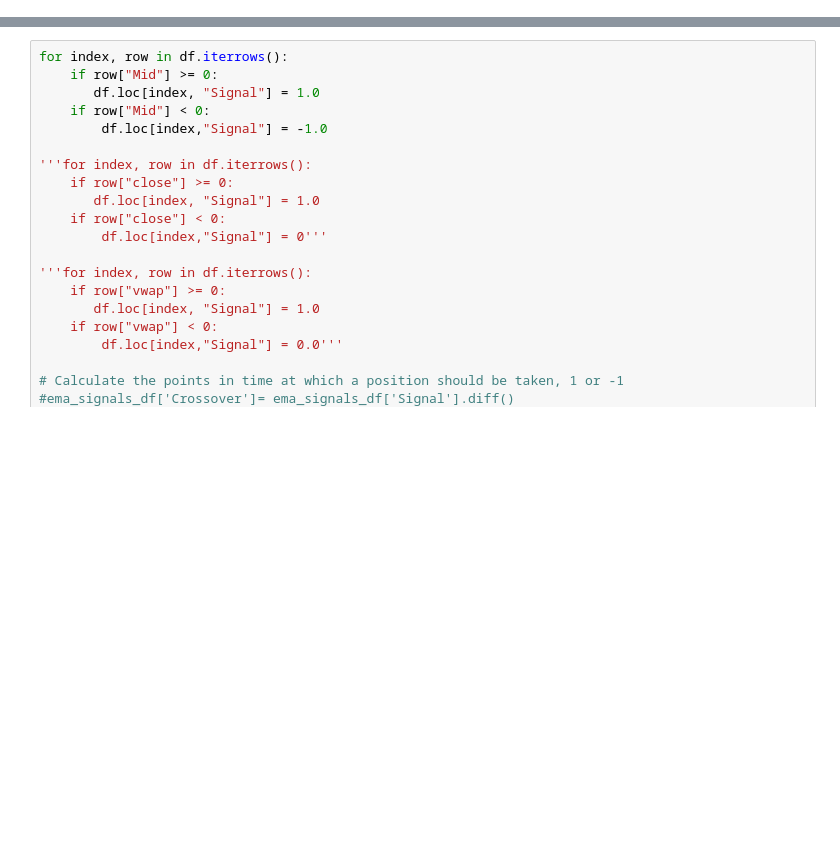
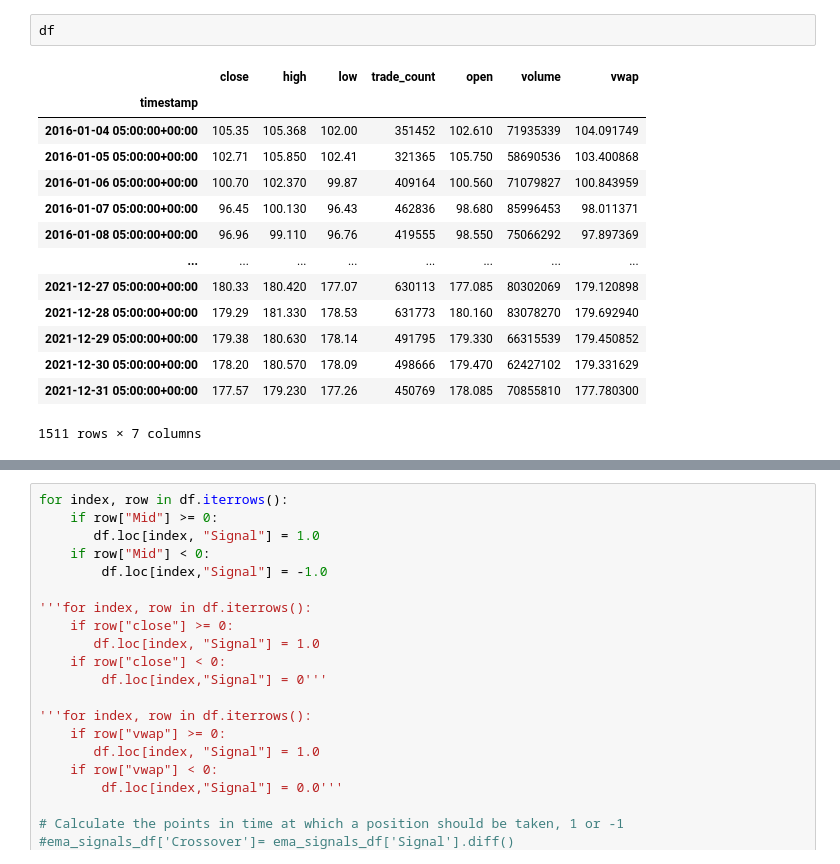
Before and after one commit to niharraju4/Sentimental-Analysis-for-Energy-and-power-Stocks-Predictions, a Jupyter notebook: MidForecast.ipynb, the cells around one changed output, grey strips where cells are left out. Drawn from its saved outputs; the diff is of its cells as text; blank space fills up the shorter version.

```diff
--- a/MidForecast.ipynb
+++ b/MidForecast.ipynb
@@ -52,0 +57,17 @@ df["Signal"] = 0.0
+# %%
+df
+# %% [output]
+|  | close | high | low | trade_count | open | volume | vwap |
+| timestamp |  |  |  |  |  |  |  |
+| 2016-01-04 05:00:00+00:00 | 105.35 | 105.368 | 102.00 | 351452 | 102.610 | 71935339 | 104.091749 |
+| 2016-01-05 05:00:00+00:00 | 102.71 | 105.850 | 102.41 | 321365 | 105.750 | 58690536 | 103.400868 |
+| 2016-01-06 05:00:00+00:00 | 100.70 | 102.370 | 99.87 | 409164 | 100.560 | 71079827 | 100.843959 |
+| 2016-01-07 05:00:00+00:00 | 96.45 | 100.130 | 96.43 | 462836 | 98.680 | 85996453 | 98.011371 |
+| 2016-01-08 05:00:00+00:00 | 96.96 | 99.110 | 96.76 | 419555 | 98.550 | 75066292 | 97.897369 |
+| ... | ... | ... | ... | ... | ... | ... | ... |
+| 2021-12-27 05:00:00+00:00 | 180.33 | 180.420 | 177.07 | 630113 | 177.085 | 80302069 | 179.120898 |
+| 2021-12-28 05:00:00+00:00 | 179.29 | 181.330 | 178.53 | 631773 | 180.160 | 83078270 | 179.692940 |
+| 2021-12-29 05:00:00+00:00 | 179.38 | 180.630 | 178.14 | 491795 | 179.330 | 66315539 | 179.450852 |
+| 2021-12-30 05:00:00+00:00 | 178.20 | 180.570 | 178.09 | 498666 | 179.470 | 62427102 | 179.331629 |
+| 2021-12-31 05:00:00+00:00 | 177.57 | 179.230 | 177.26 | 450769 | 178.085 | 70855810 | 177.780300 |
+1511 rows × 7 columns
```
Also changed, not shown: parts of 7 cells of this notebook.
